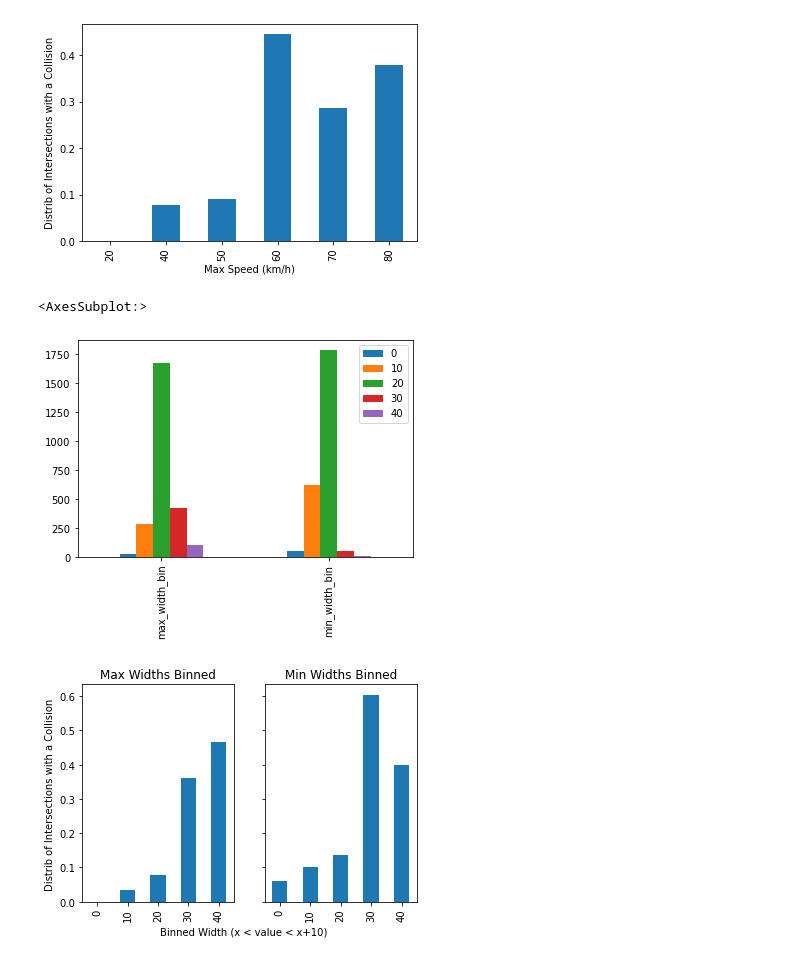
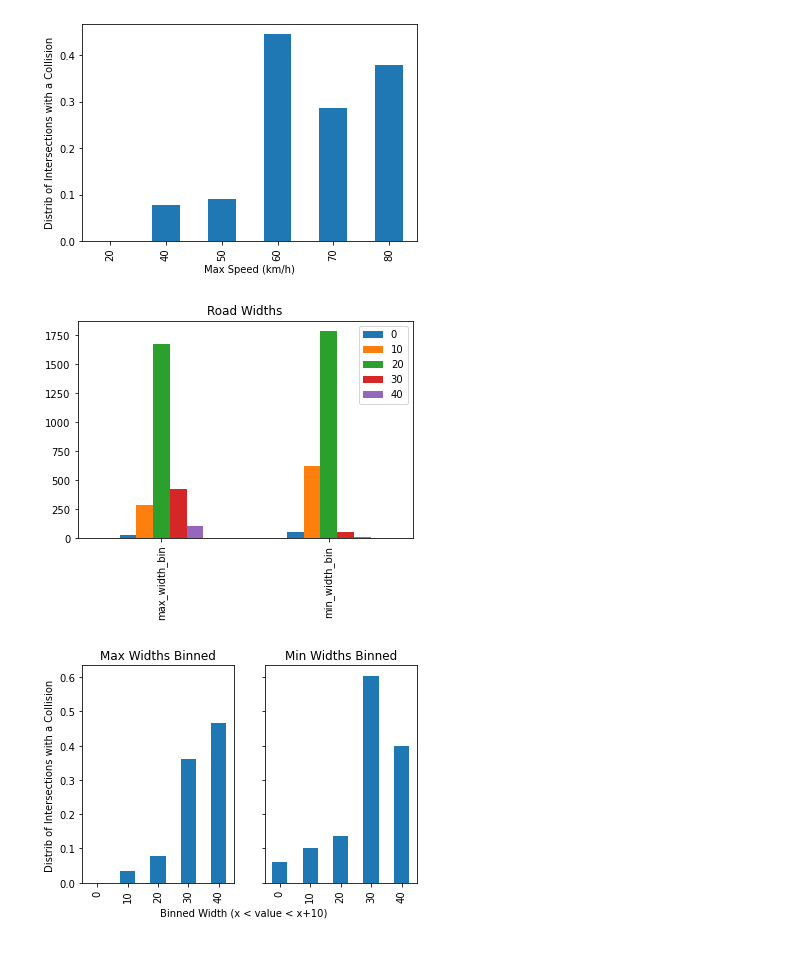
Before and after one commit to FutureProg/Burlington-Crash-Probability-2023, a Jupyter notebook: 2_analysis.ipynb, the cells around one changed output. Cells and saved outputs as stored; diff of their text form; code cells hidden in the pictures.

```diff
--- a/2_analysis.ipynb
+++ b/2_analysis.ipynb
@@ -49,9 +66,10 @@ plt.show()
 # %%
 # Max and Min Width Distribution
 pd.DataFrame([stats['max_width_bin'], stats['min_width_bin']]).sort_index().plot.bar()
+plt.title("Road Widths")
+plt.show()
 # %% [output]
-<AxesSubplot:>
-[figure, old version]
+[figure, new version]
 # %%
 # Is there a collision?
 max_width_binned = create_bins_10(data_df[['max_width', 'geohash']].drop_duplicates(), 'max_width')
```
Also changed, not shown: parts of 4 cells of this notebook, 3 other files.
